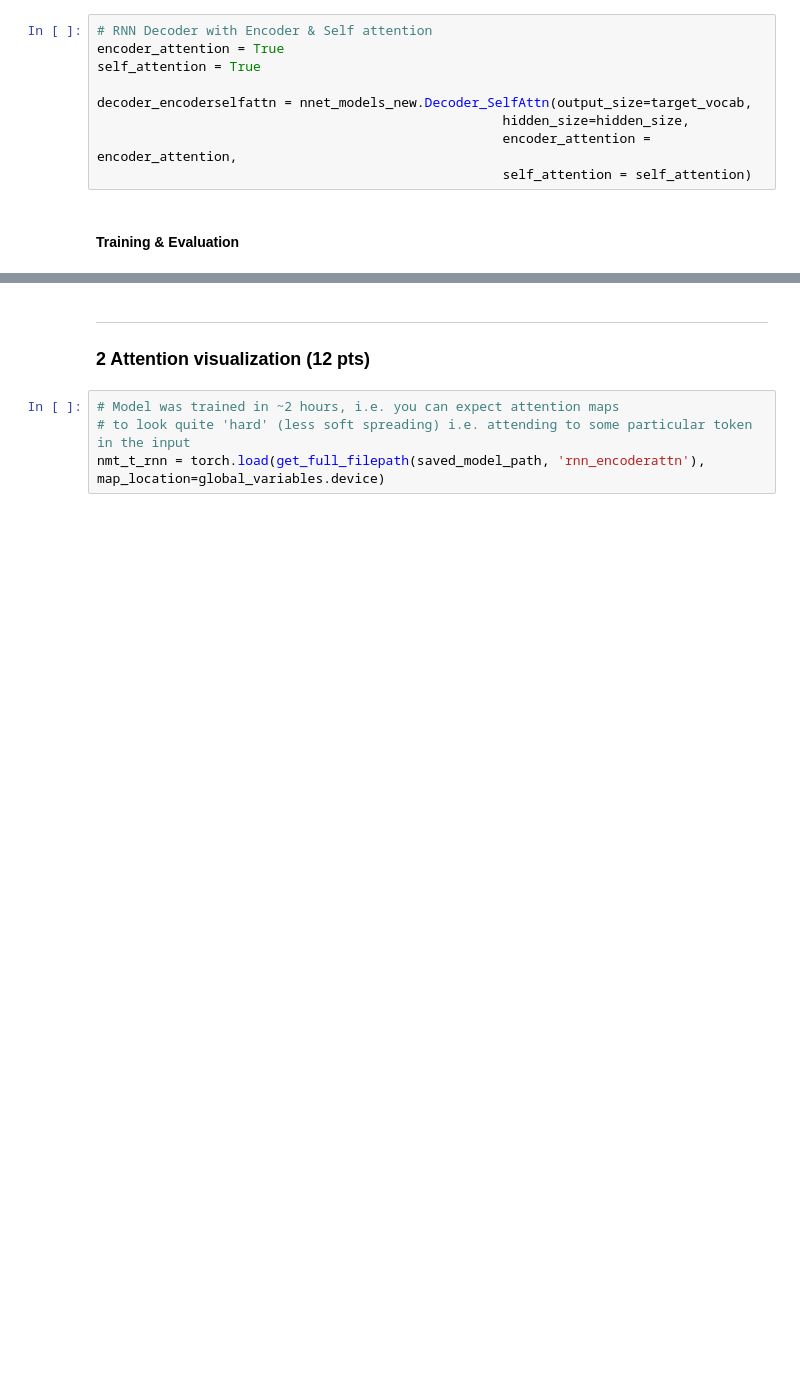
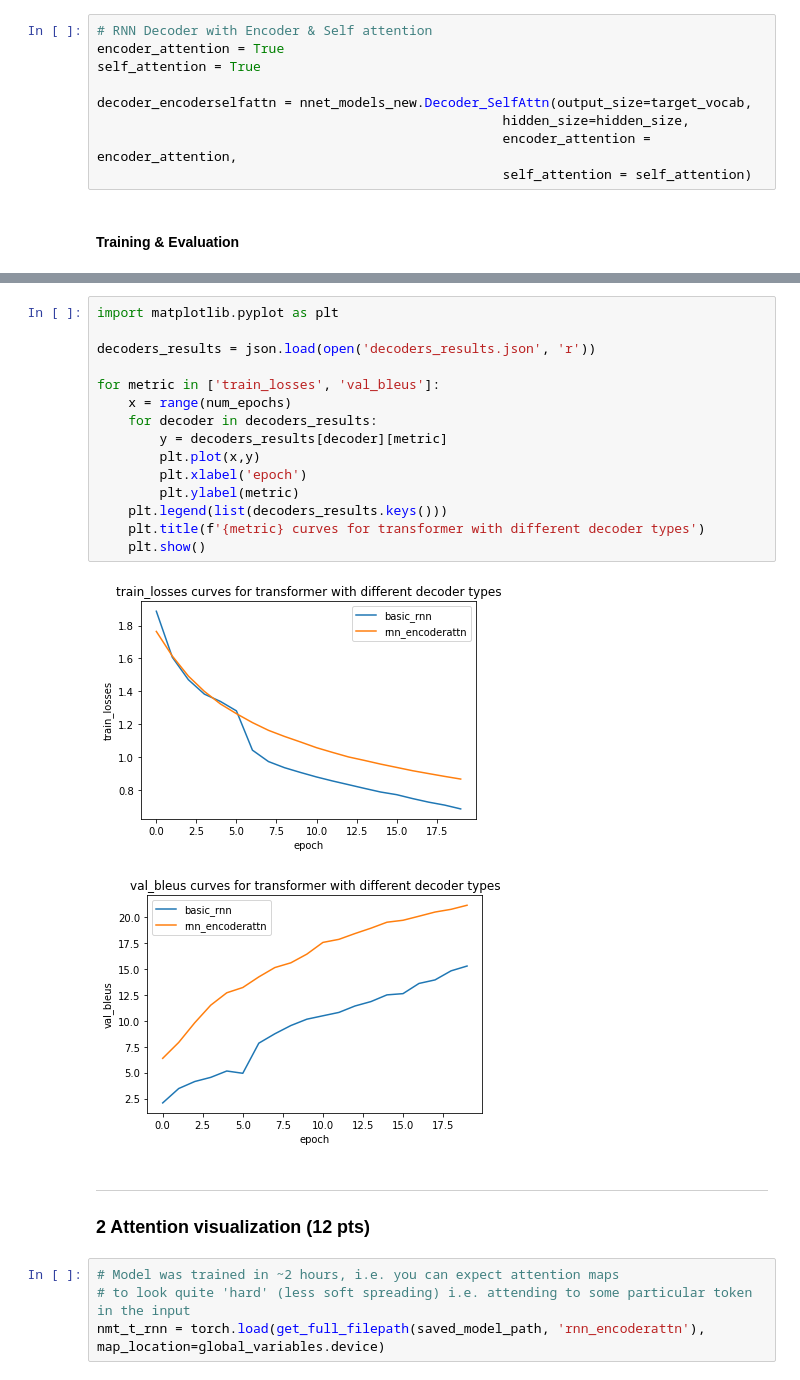
Before and after one commit to andrec279/nlp_learning, a Jupyter notebook: hw2/hw2-part3-nmt.ipynb, the cells around one changed output, grey strips where cells are left out. Cells and saved outputs as stored; diff of their text form; blank space fills up the shorter version.

```diff
--- a/hw2/hw2-part3-nmt.ipynb
+++ b/hw2/hw2-part3-nmt.ipynb
@@ -310,3 +344,21 @@ KeyboardInterrupt:
+# %%
+import matplotlib.pyplot as plt
+
+decoders_results = json.load(open('decoders_results.json', 'r'))
+
+for metric in ['train_losses', 'val_bleus']:
+    x = range(num_epochs)
+    for decoder in decoders_results:
+        y = decoders_results[decoder][metric]
+        plt.plot(x,y)
+        plt.xlabel('epoch')
+        plt.ylabel(metric)
+    plt.legend(list(decoders_results.keys()))
+    plt.title(f'{metric} curves for transformer with different decoder types')
+    plt.show()
+# %% [output]
+[figure, added]
+[figure, added]
 # %% [markdown]
 ---
 ### 2 Attention visualization (12 pts)
```
Also changed, not shown: parts of 8 cells of this notebook, 2 other files.
